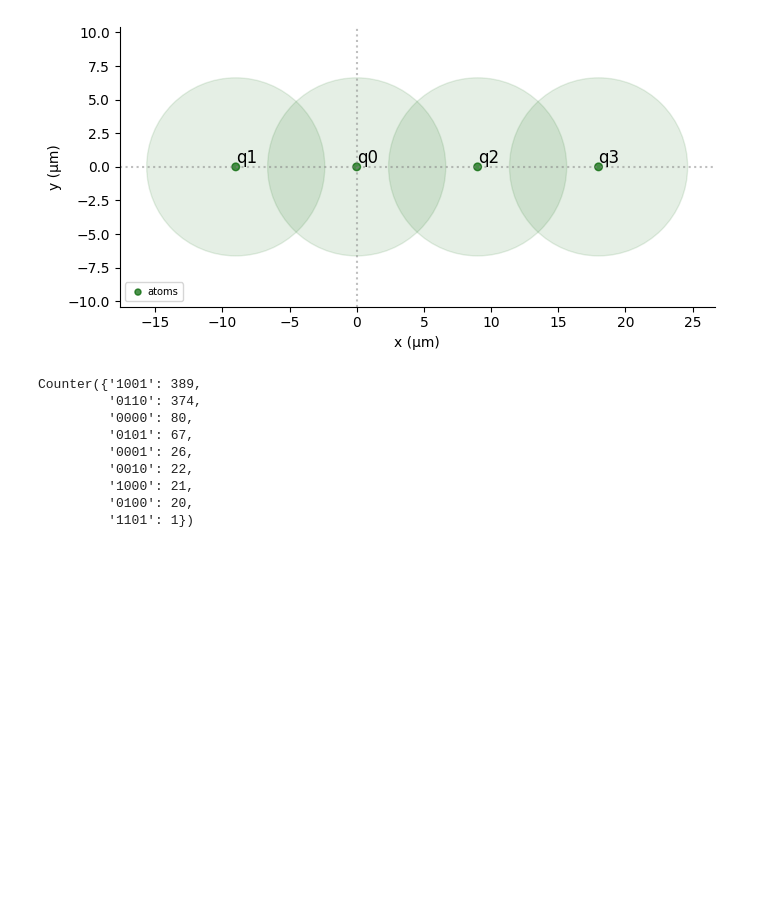
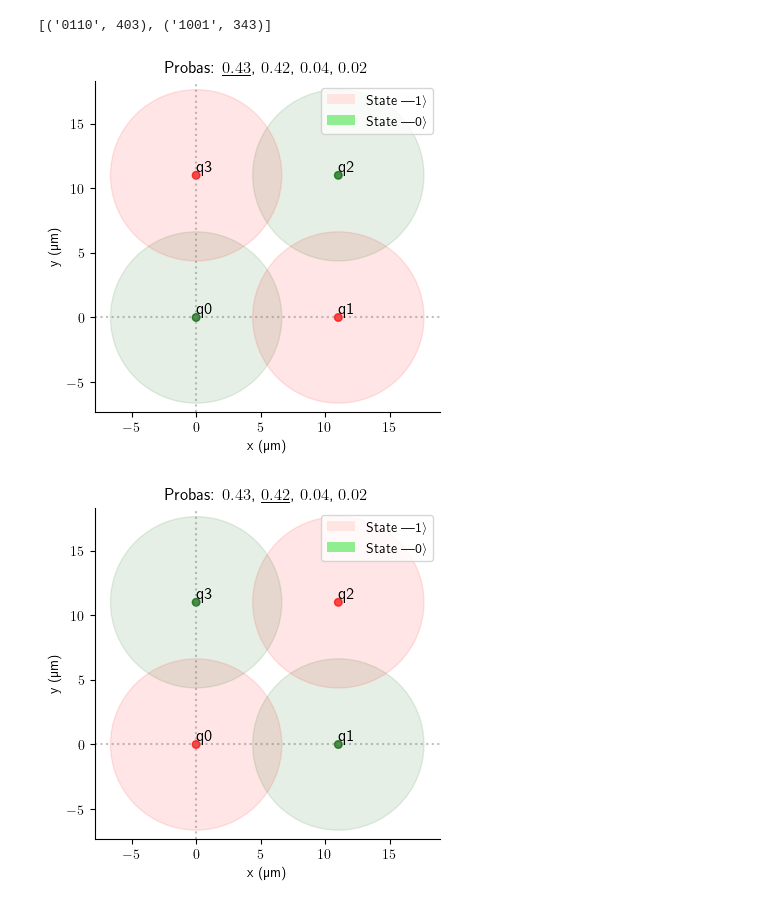
Before and after one commit to BoGGoG/PulserLearn, a Jupyter notebook: QuantumWires.ipynb, the cells around one changed output. Saved outputs shown, nothing was run; the diff lists cells and outputs as text; code cells hidden in the pictures; blank space fills up the shorter version.

Commit message:
Better drawing of solutions

```diff
--- a/QuantumWires.ipynb
+++ b/QuantumWires.ipynb
@@ -52,34 +42,25 @@ def plot_distribution(C):
+# %%
+highest_counts
+# %% [output]
+[('0110', 403), ('1001', 343)]
 # %%
 coords = [
     [-0, 0],
-    [-9, 0],
-    [9, 0],
-    [18, 0],
+    [11, 0],
+    [11, 11],
+    [0, 11],
     ]
 qubits = {f"q{i}": coord for (i, coord) in enumerate(coords)}
 reg = Register(qubits)
-reg.draw(
-    blockade_radius=DigitalAnalogDevice.rydberg_blockade_radius(1.0),
-    draw_graph=False,
-    draw_half_radius=True,
-)
 
-Omega = 2
+Omega = 5
 delta_i = -1
 T = 5000
 counts = anneal(reg, Omega, delta_i, draw=False, T=T)
-counts
+draw_solutions(reg, counts, n=2)
 # %% [output]
-[figure, old version]
+[figure, new version]
-Counter({'1001': 389,
-         '0110': 374,
-         '0000': 80,
-         '0101': 67,
-         '0001': 26,
-         '0010': 22,
-         '1000': 21,
-         '0100': 20,
-         '1101': 1})
+[figure, added]
 # %%
 coords = [
     [-0, 0],
```
Also changed, not shown: parts of 6 cells of this notebook, 2 other files.
